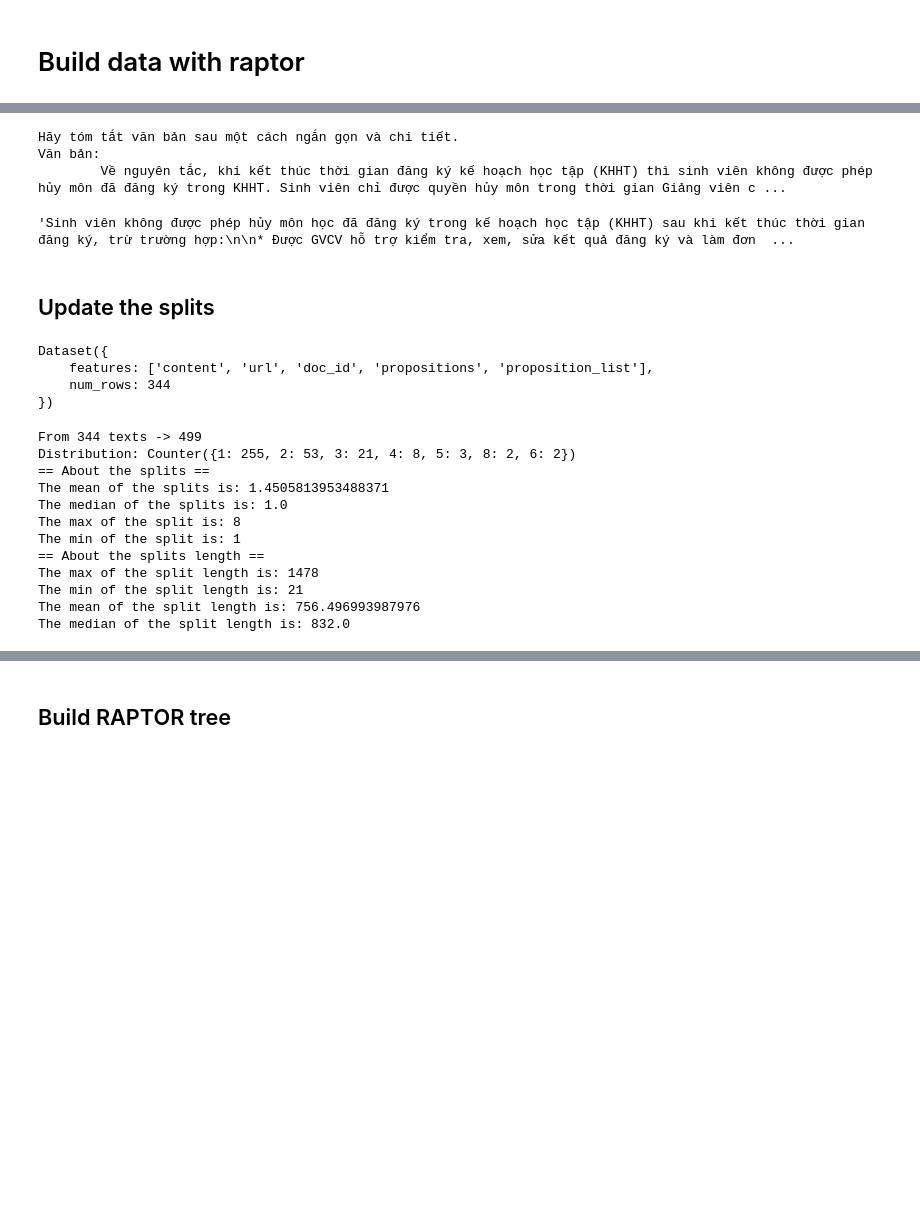
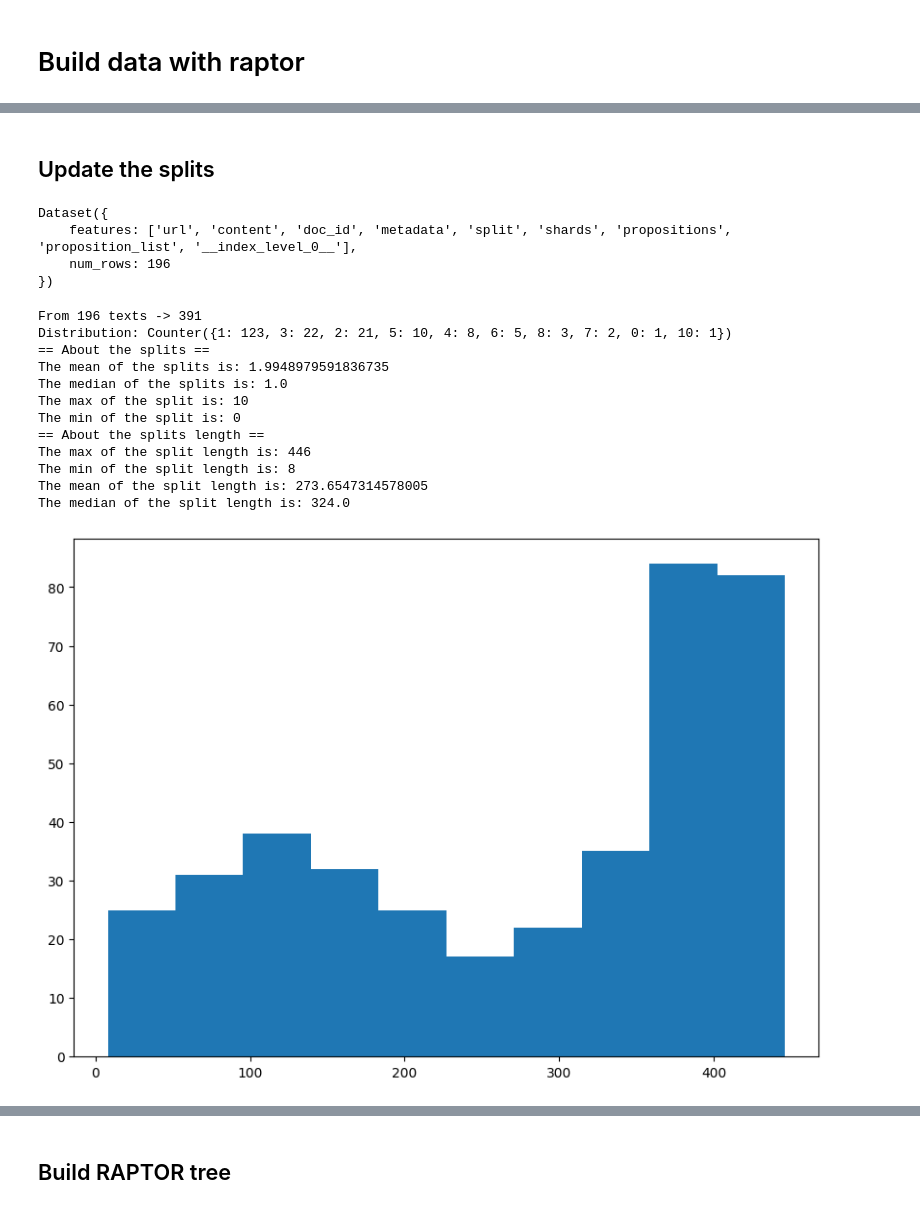
Before and after one commit to nakhoacool/WebQA, a Jupyter notebook: core/experiments/do_data/build_index_raptor_ds.ipynb, the cells around one changed output, grey strips where cells are left out. Saved outputs shown, nothing was run; the diff lists cells and outputs as text; code cells hidden in the pictures; blank space fills up the shorter version.

```diff
--- a/core/experiments/do_data/build_index_raptor_ds.ipynb
+++ b/core/experiments/do_data/build_index_raptor_ds.ipynb
@@ -9,8 +10,11 @@ provider = ProviderService()
 # %%
-DATA_REPO = "BroDeadlines/TEST.edu_tdt_proposition_data"
-# SPLIT = "TEST.basic_index_TDT_clean"
-SPLIT = "INDEX.medium_index_TDT_clean"
-test_dataset = load_dataset(DATA_REPO, split= SPLIT)
+DATA_REPO = "BroDeadlines/TEST.UEH.ueh_copora_data"
+SPLIT = "train"
+SUBSET = 'default'
+# test_dataset = load_dataset(DATA_REPO, split= SPLIT)
+test_dataset = load_dataset(DATA_REPO, SUBSET)
+test_dataset = test_dataset['train']
+
 test_dataset
 # %% [output]
 Dataset({
@@ -38,50 +32,41 @@ gemini = provider.get_simple_gemini_pro(model='gemini-1.5-flash-latest')
-# %%
-SUMMARIZATION_TEMPLATE = """Hãy tóm tắt văn bản sau một cách ngắn gọn và chi tiết.
-Văn bản:
-{context}
-"""
-prompt = SUMMARIZATION_TEMPLATE.format(context=tmp)
-
-print(prompt)
-# %% [output]
-Hãy tóm tắt văn bản sau một cách ngắn gọn và chi tiết.
-Văn bản:
-        Về nguyên tắc, khi kết thúc thời gian đăng ký kế hoạch học tập (KHHT) thì sinh viên không được phép hủy môn đã đăng ký trong KHHT. Sinh viên chỉ được quyền hủy môn trong thời gian Giảng viên c ...
-# %%
-a = gemini(prompt)
-a
-# %% [output]
-'Sinh viên không được phép hủy môn học đã đăng ký trong kế hoạch học tập (KHHT) sau khi kết thúc thời gian đăng ký, trừ trường hợp:\n\n* Được GVCV hỗ trợ kiểm tra, xem, sửa kết quả đăng ký và làm đơn  ...
 # %% [markdown]
 ## Update the splits
 # %%
-dataset = test_dataset.remove_columns(['split', 'splits', 'shards'])
+# dataset = test_dataset.remove_columns(['split', 'splits', 'shards'])
+dataset = test_dataset
 dataset
 # %% [output]
 Dataset({
-    features: ['content', 'url', 'doc_id', 'propositions', 'proposition_list'],
-    num_rows: 344
+    features: ['url', 'content', 'doc_id', 'metadata', 'split', 'shards', 'propositions', 'proposition_list', '__index_level_0__'],
+    num_rows: 196
 })
 # %%
 from src.utils.text_utils import create_splitter, try_split_texts
 from src.chain.proposition import create_proposition_chain
 
 contents = dataset['content']
-splitter = create_splitter(chunk_size=1500, overlap=0, separators=[".", "\n\n", "\n", " "])
+splitter = create_splitter(chunk_size=450, overlap=50, separators=["\n\n\n","\n\n", "\n", '.'])
 db, dist,lens = try_split_texts(texts=contents, splitter=splitter)
 # %% [output]
-From 344 texts -> 499
-Distribution: Counter({1: 255, 2: 53, 3: 21, 4: 8, 5: 3, 8: 2, 6: 2})
+From 196 texts -> 391
+Distribution: Counter({1: 123, 3: 22, 2: 21, 5: 10, 4: 8, 6: 5, 8: 3, 7: 2, 0: 1, 10: 1})
 == About the splits ==
-The mean of the splits is: 1.4505813953488371
+The mean of the splits is: 1.9948979591836735
 The median of the splits is: 1.0
-The max of the split is: 8
-The min of the split is: 1
+The max of the split is: 10
+The min of the split is: 0
 == About the splits length ==
-The max of the split length is: 1478
-The min of the split length is: 21
-The mean of the split length is: 756.496993987976
-The median of the split length is: 832.0
+The max of the split length is: 446
+The min of the split length is: 8
+The mean of the split length is: 273.6547314578005
+The median of the split length is: 324.0
+# %%
+from matplotlib import pyplot as plt
+fig = plt.figure(figsize =(10, 7))
+plt.hist(lens)
+plt.show()
+# %% [output]
+[figure, added]
 # %%
 max_idx = lens.argmax()
 lens[max_idx]
```
Also changed, not shown: parts of 43 cells of this notebook, 12 other files.
